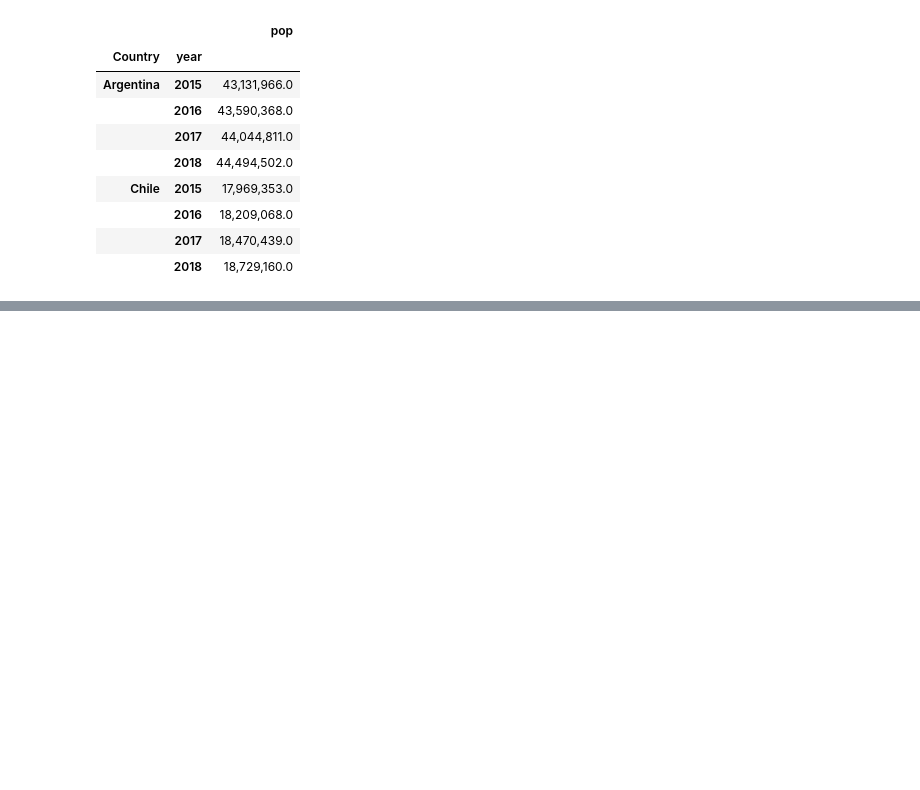
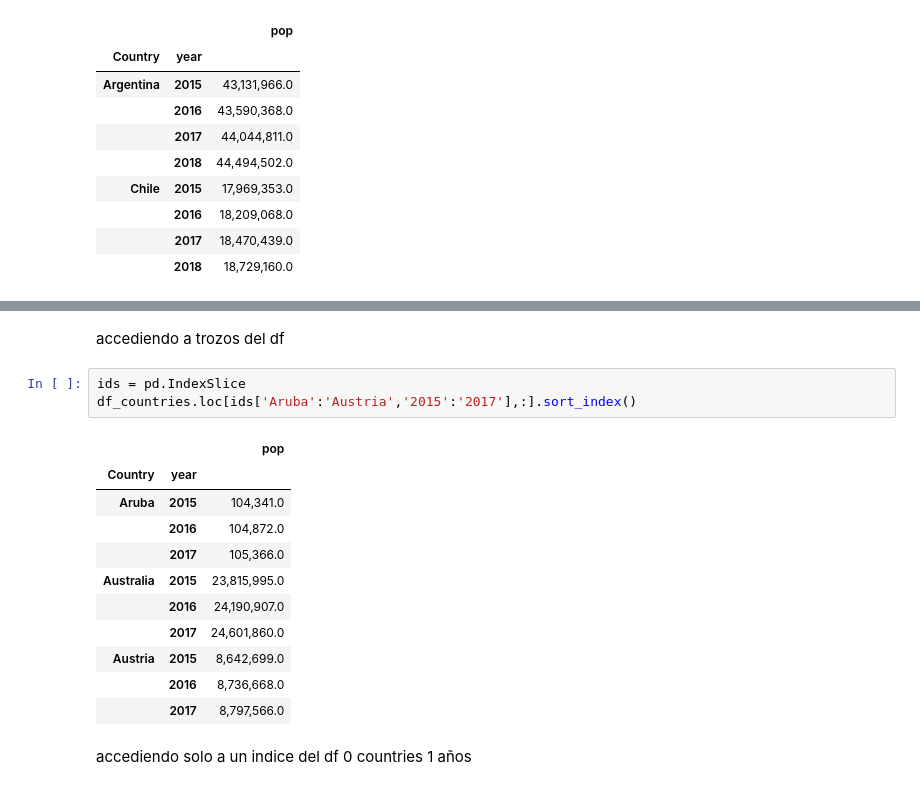
Before and after one commit to cristian-data-science/pythoncode, a Jupyter notebook: matefunc.ipynb, the cells around one changed output, grey strips where cells are left out. Drawn from its saved outputs; the diff is of its cells as text; blank space fills up the shorter version.

```diff
--- a/matefunc.ipynb
+++ b/matefunc.ipynb
@@ -150,0 +187,19 @@ df_sample
+# %% [markdown]
+accediendo a trozos del df
+# %%
+ids = pd.IndexSlice
+df_countries.loc[ids['Aruba':'Austria','2015':'2017'],:].sort_index()
+# %% [output]
+|  |  | pop |
+| Country | year |  |
+| Aruba | 2015 | 104,341.0 |
+|  | 2016 | 104,872.0 |
+|  | 2017 | 105,366.0 |
+| Australia | 2015 | 23,815,995.0 |
+|  | 2016 | 24,190,907.0 |
+|  | 2017 | 24,601,860.0 |
+| Austria | 2015 | 8,642,699.0 |
+|  | 2016 | 8,736,668.0 |
+|  | 2017 | 8,797,566.0 |
+# %% [markdown]
+accediendo solo a un indice del df 0 countries 1 años
```
Also changed, not shown: parts of 10 cells of this notebook.
